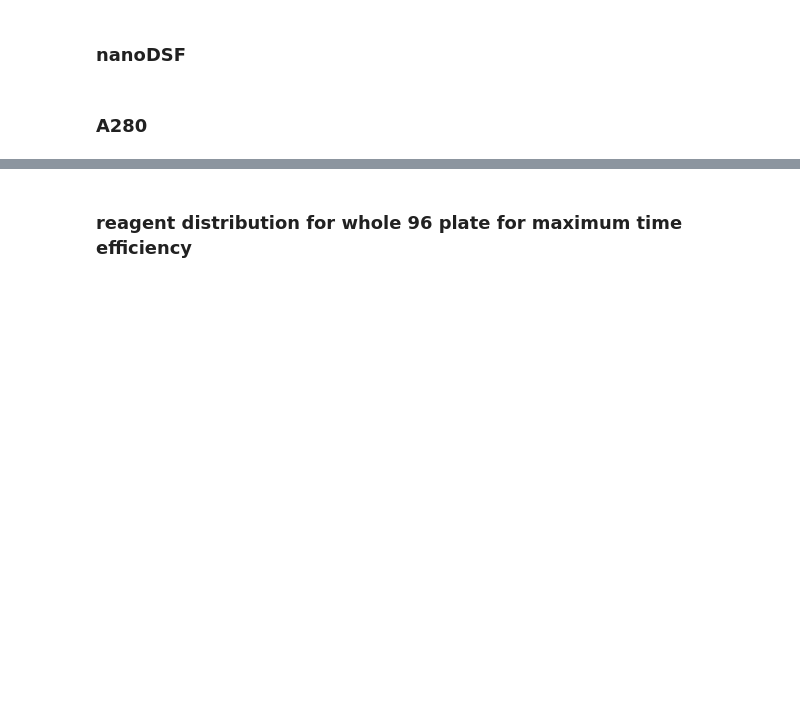
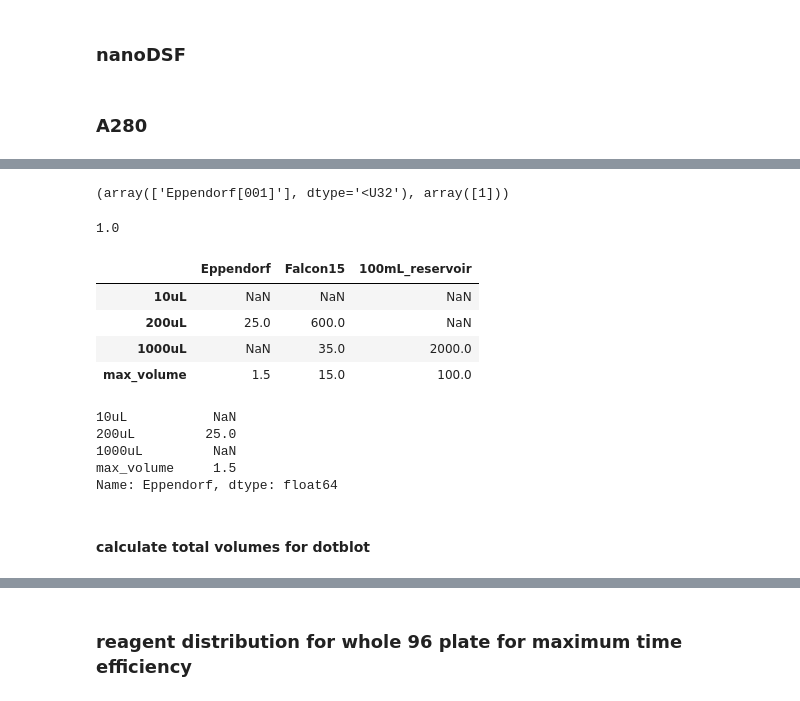
Before and after one commit to Technoka/tecan_gui, a Jupyter notebook: test.ipynb, the cells around one changed output, grey strips where cells are left out. Cells and saved outputs as stored; diff of their text form; code cells hidden in the pictures; blank space fills up the shorter version.

```diff
--- a/test.ipynb
+++ b/test.ipynb
@@ -409,3 +625,29 @@ LABWARE_DEAD_VOLUMES.Eppendorf
+# %%
+buffer_total_volume = (125 * a280_method.n_samples) / 1000
+
+utils.dilution_position_def(utils.find_best_container(buffer_total_volume/1000), 1, 1) # buffer is placed in Eppendorf tube
+# %% [output]
+(array(['Eppendorf[001]'], dtype='<U32'), array([1]))
+# %%
+buffer_total_volume
+# %% [output]
+1.0
+# %%
+utils.LABWARE_DEAD_VOLUMES
+# %% [output]
+|  | Eppendorf | Falcon15 | 100mL_reservoir |
+| 10uL | NaN | NaN | NaN |
+| 200uL | 25.0 | 600.0 | NaN |
+| 1000uL | NaN | 35.0 | 2000.0 |
+| max_volume | 1.5 | 15.0 | 100.0 |
+# %%
+utils.LABWARE_DEAD_VOLUMES.Eppendorf
+# %% [output]
+10uL           NaN
+200uL         25.0
+1000uL         NaN
+max_volume     1.5
+Name: Eppendorf, dtype: float64
 # %%
 def find_best_container(reagents: dict | float | int):
     """
@@ -453,3 +695,5 @@ def find_best_container(reagents: dict | float | int):
         return result
 # %%
 find_best_container(10)
+# %% [markdown]
+#### calculate total volumes for dotblot
```
Also changed, not shown: parts of 49 cells of this notebook.
